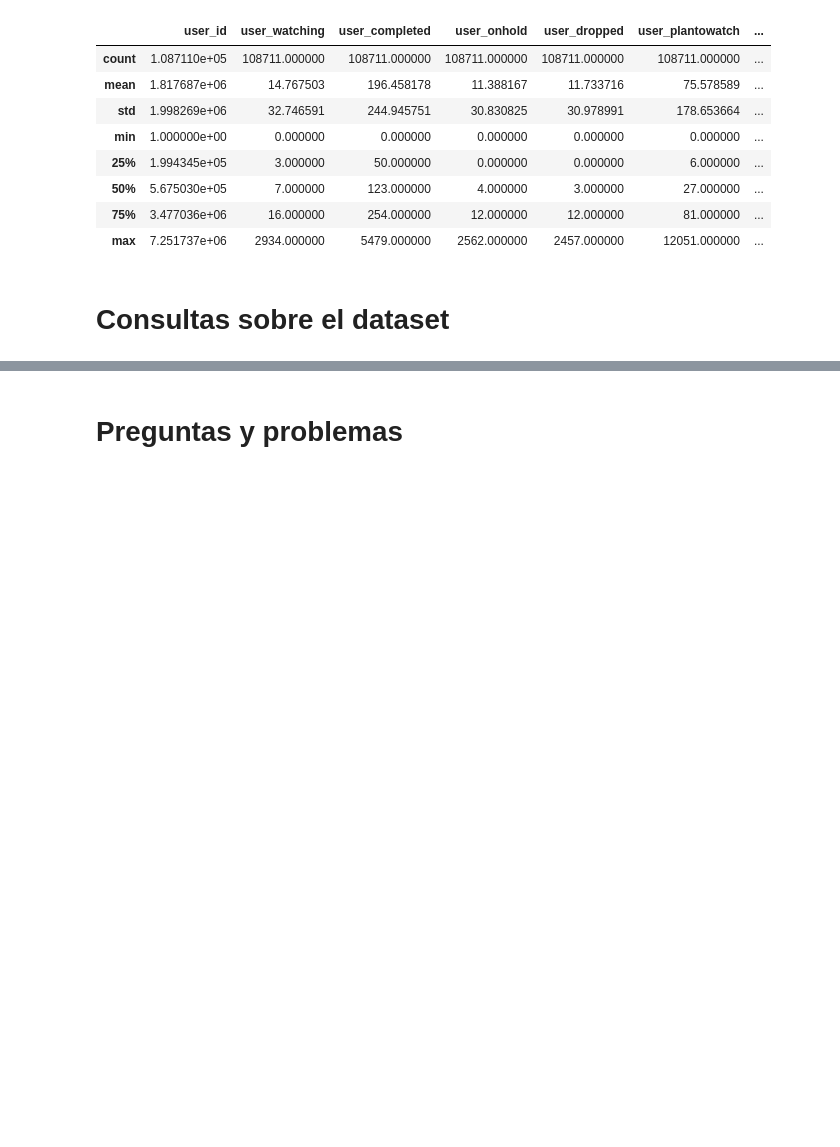
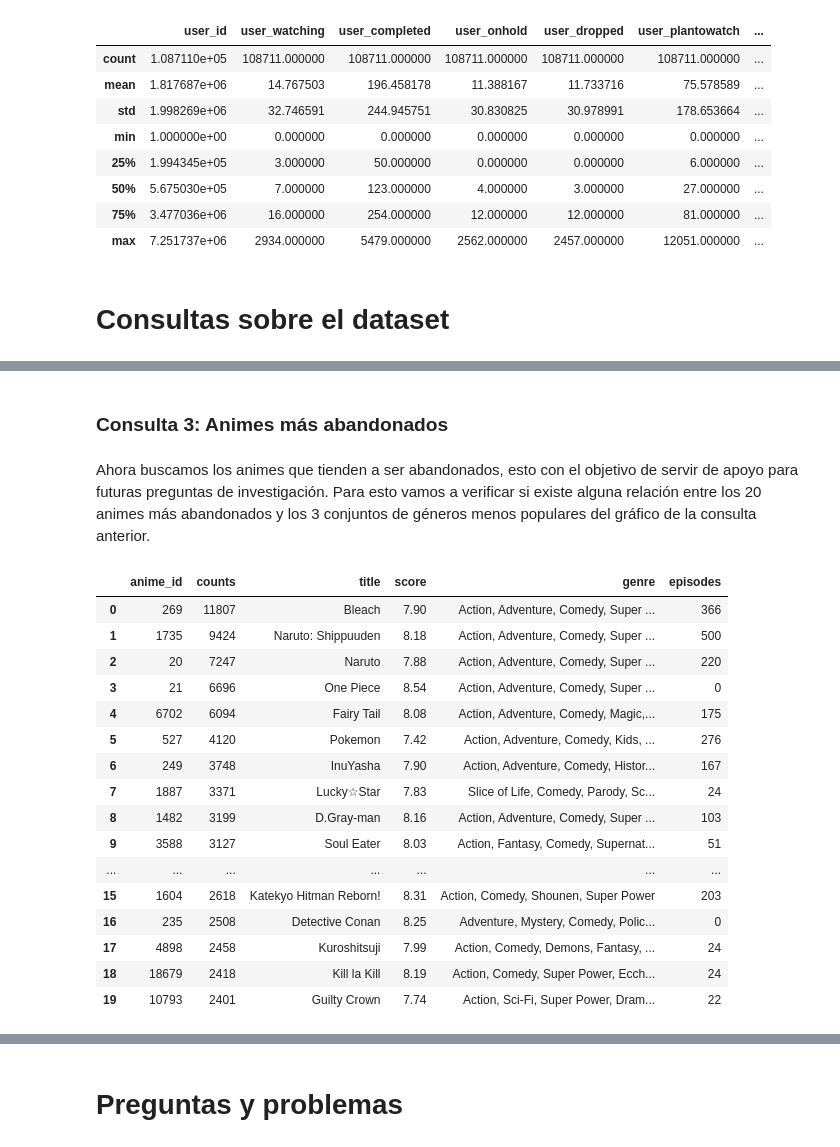
Before and after one commit to vaaaago/grupo5mineria, a Jupyter notebook: Hito_2_min_.ipynb, the cells around one changed output, grey strips where cells are left out. Drawn from its saved outputs; the diff is of its cells as text; code cells hidden in the pictures; blank space fills up the shorter version.

```diff
--- a/Hito_2_min_.ipynb
+++ b/Hito_2_min_.ipynb
@@ -166,0 +225,32 @@ users.describe()
+# %% [markdown]
+### Consulta 3: Animes más abandonados
+# %% [markdown]
+Ahora buscamos los animes que tienden a ser abandonados, esto con el objetivo de servir de apoyo para futuras preguntas de investigación. Para esto vamos a verificar si existe alguna relación entre los 20 animes más abandonados y los 3 conjuntos de géneros menos populares del gráfico de la consulta anterior.
+# %%
+#Data frame con animes más abandonados
+
+anime_dropped = animelists[['anime_id', 'my_status']] #proyeccion sobre datos significativos
+anime_dropped = anime_dropped[anime_dropped['my_status'] == 4] #Dejamos solo los abandonados
+count_dropped = anime_dropped['anime_id'].value_counts(dropna=True, sort=True) #Contamos las repeticiones del id
+count_dropped = count_dropped.rename_axis('anime_id').to_frame('counts') #Convertimos en un dataframe
+anime_names = anime[['title','anime_id','score','genre', 'episodes']]
+count_dropped = count_dropped.merge(anime_names, on='anime_id', how='inner') #Obtenemos los nombres a partir del id
+count_dropped.head(20) # Tomamos los primeros 20
+# %% [output]
+|  | anime_id | counts | title | score | genre | episodes |
+| 0 | 269 | 11807 | Bleach | 7.90 | Action, Adventure, Comedy, Super ... | 366 |
+| 1 | 1735 | 9424 | Naruto: Shippuuden | 8.18 | Action, Adventure, Comedy, Super ... | 500 |
+| 2 | 20 | 7247 | Naruto | 7.88 | Action, Adventure, Comedy, Super ... | 220 |
+| 3 | 21 | 6696 | One Piece | 8.54 | Action, Adventure, Comedy, Super ... | 0 |
+| 4 | 6702 | 6094 | Fairy Tail | 8.08 | Action, Adventure, Comedy, Magic,... | 175 |
+| 5 | 527 | 4120 | Pokemon | 7.42 | Action, Adventure, Comedy, Kids, ... | 276 |
+| 6 | 249 | 3748 | InuYasha | 7.90 | Action, Adventure, Comedy, Histor... | 167 |
+| 7 | 1887 | 3371 | Lucky☆Star | 7.83 | Slice of Life, Comedy, Parody, Sc... | 24 |
+| 8 | 1482 | 3199 | D.Gray-man | 8.16 | Action, Adventure, Comedy, Super ... | 103 |
+| 9 | 3588 | 3127 | Soul Eater | 8.03 | Action, Fantasy, Comedy, Supernat... | 51 |
+| ... | ... | ... | ... | ... | ... | ... |
+| 15 | 1604 | 2618 | Katekyo Hitman Reborn! | 8.31 | Action, Comedy, Shounen, Super Power | 203 |
+| 16 | 235 | 2508 | Detective Conan | 8.25 | Adventure, Mystery, Comedy, Polic... | 0 |
+| 17 | 4898 | 2458 | Kuroshitsuji | 7.99 | Action, Comedy, Demons, Fantasy, ... | 24 |
+| 18 | 18679 | 2418 | Kill la Kill | 8.19 | Action, Comedy, Super Power, Ecch... | 24 |
+| 19 | 10793 | 2401 | Guilty Crown | 7.74 | Action, Sci-Fi, Super Power, Dram... | 22 |
```
Also changed, not shown: parts of 17 cells of this notebook.
